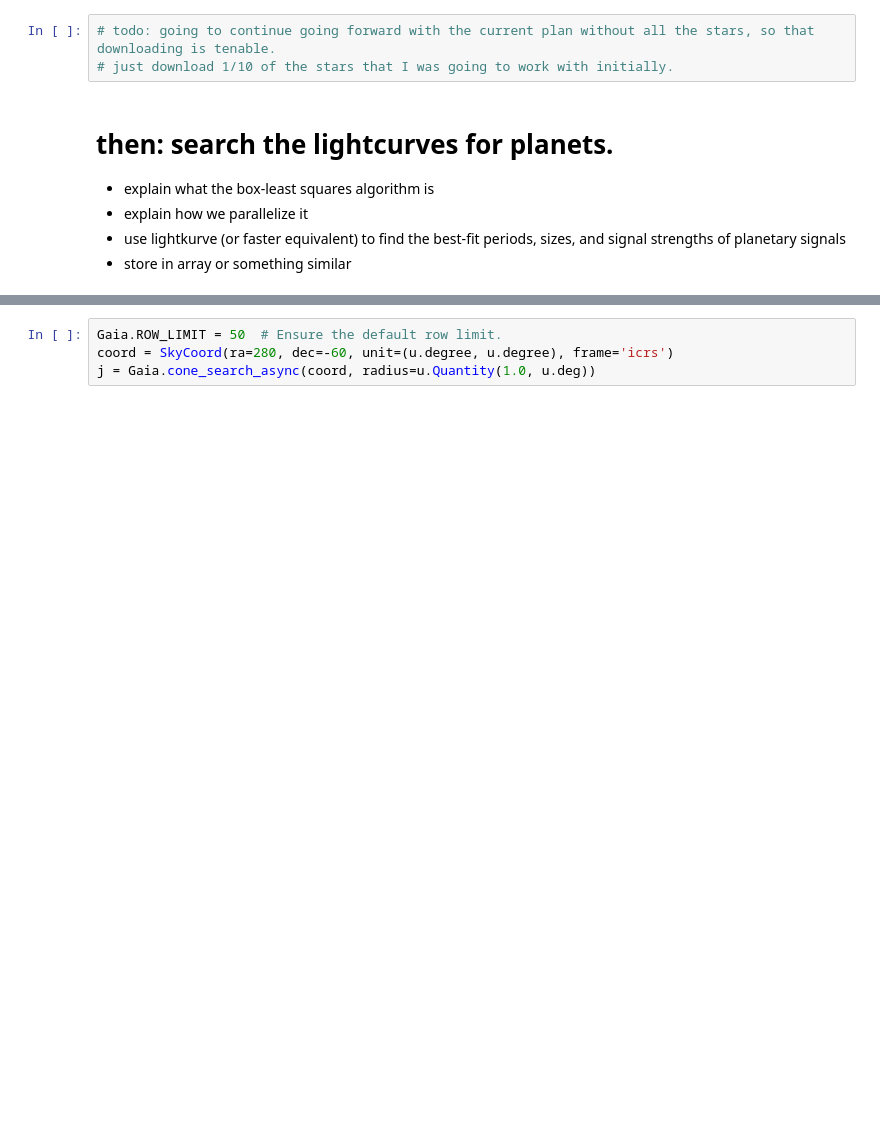
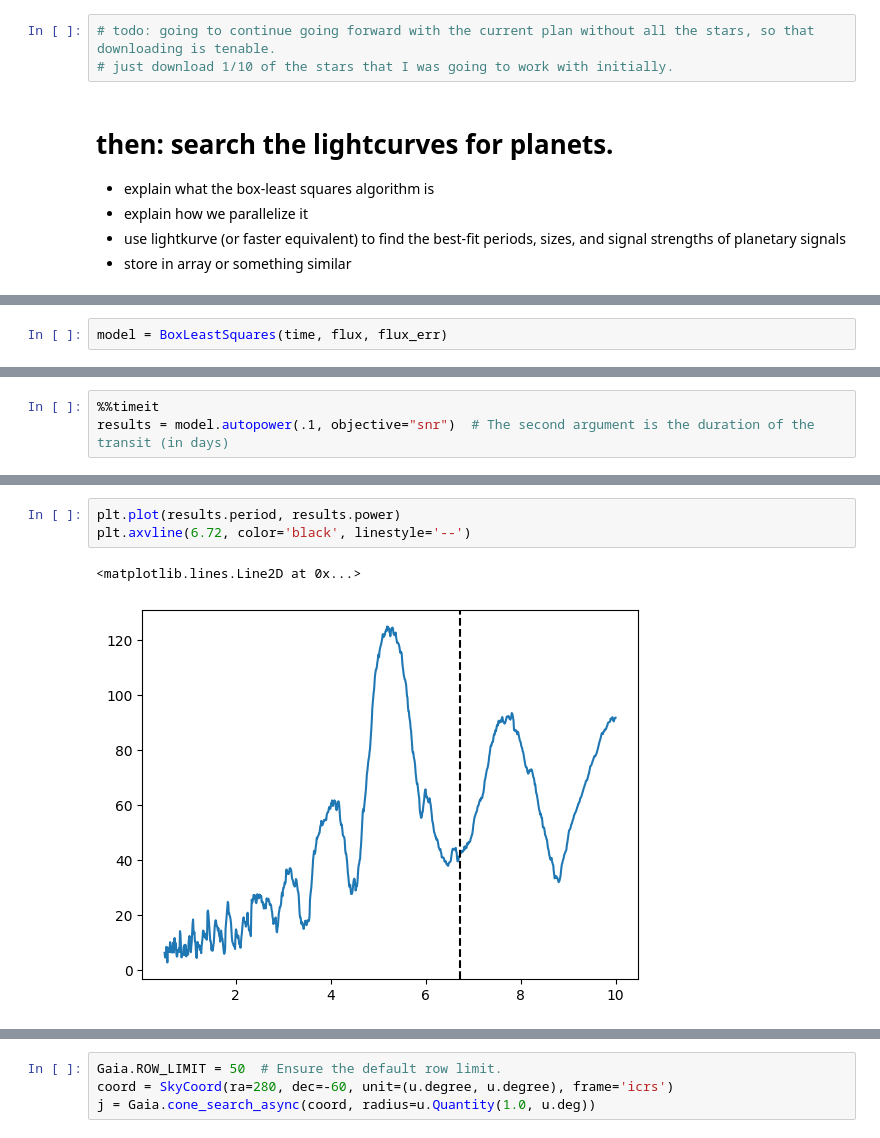
Before and after one commit to spacetelescope/tike_content, a Jupyter notebook: content/notebooks/occurrence_rate/occurrence.ipynb, the cells around one changed output, grey strips where cells are left out. Cells and saved outputs as stored; diff of their text form; blank space fills up the shorter version.

```diff
--- a/content/notebooks/occurrence_rate/occurrence.ipynb
+++ b/content/notebooks/occurrence_rate/occurrence.ipynb
@@ -398,0 +380,2 @@ nothing found.
+# %%
+model = BoxLeastSquares(time, flux, flux_err)
@@ -398,0 +393,3 @@ nothing found.
+# %%
+%%timeit
+results = model.autopower(.1, objective="snr")  # The second argument is the duration of the transit (in days)
@@ -398,0 +408,6 @@ nothing found.
+# %%
+plt.plot(results.period, results.power)
+plt.axvline(6.72, color='black', linestyle='--')
+# %% [output]
+<matplotlib.lines.Line2D at 0x...>
+[figure, added]
```
Also changed, not shown: parts of 65 cells of this notebook.
